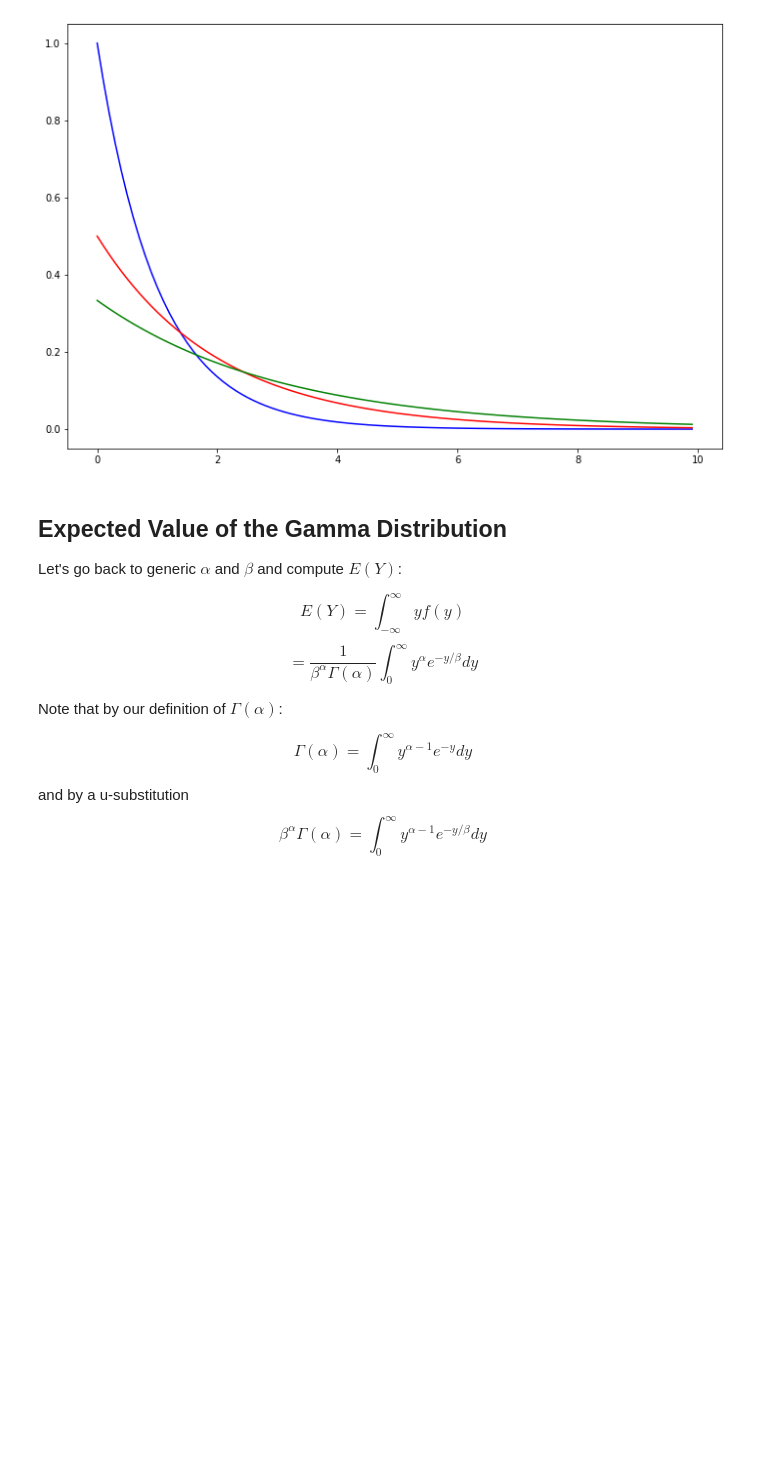
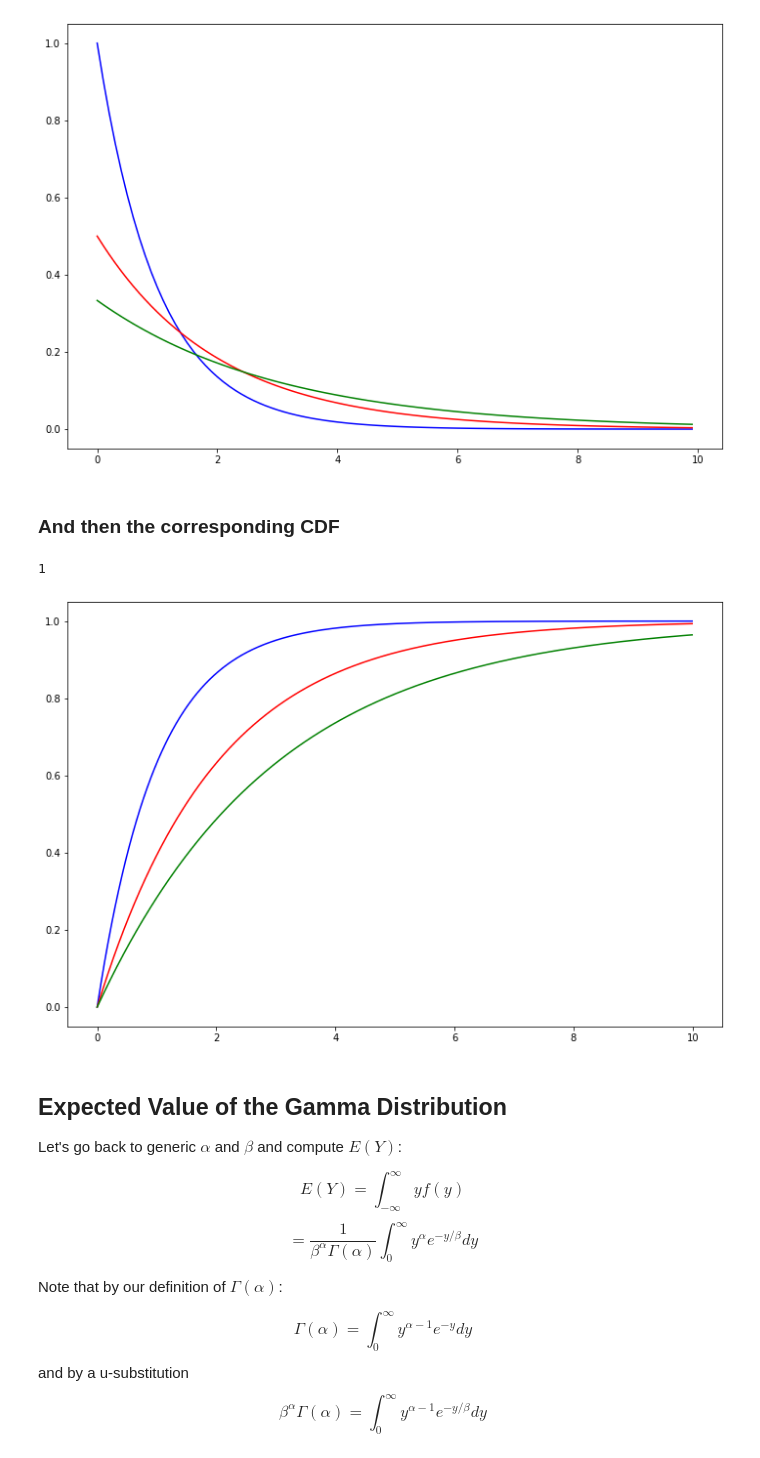
Before and after one commit to virgilpierce/MATH_351, a Jupyter notebook: 1-28 Gamma and Beta Distributions.ipynb, the cells around one changed output. Saved outputs shown, nothing was run; the diff lists cells and outputs as text; code cells hidden in the pictures; blank space fills up the shorter version.

```diff
--- a/1-28 Gamma and Beta Distributions.ipynb
+++ b/1-28 Gamma and Beta Distributions.ipynb
@@ -87,6 +119,16 @@ plt.plot(yy, f3, 'g-')
 # %% [output]
 [<matplotlib.lines.Line2D at 0x...>]
 [figure]
+# %% [markdown]
+### And then the corresponding CDF
+# %%
+ax = plt.figure(figsize=(12, 8))
+plot_gamma_cdf(1,1, color = 'b-')
+plot_gamma_cdf(1,2, color = 'r-')
+plot_gamma_cdf(1,3, color = 'g-')
+# %% [output]
+1
+[figure, added]
 # %% [markdown]
 ## Expected Value of the Gamma Distribution
 
```
Also changed, not shown: parts of 12 cells of this notebook.
